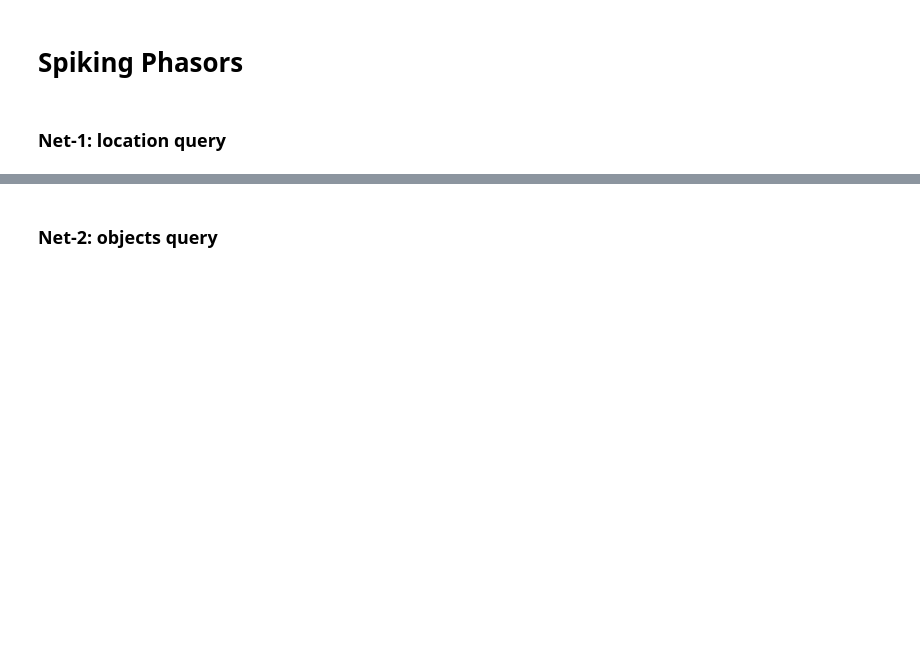
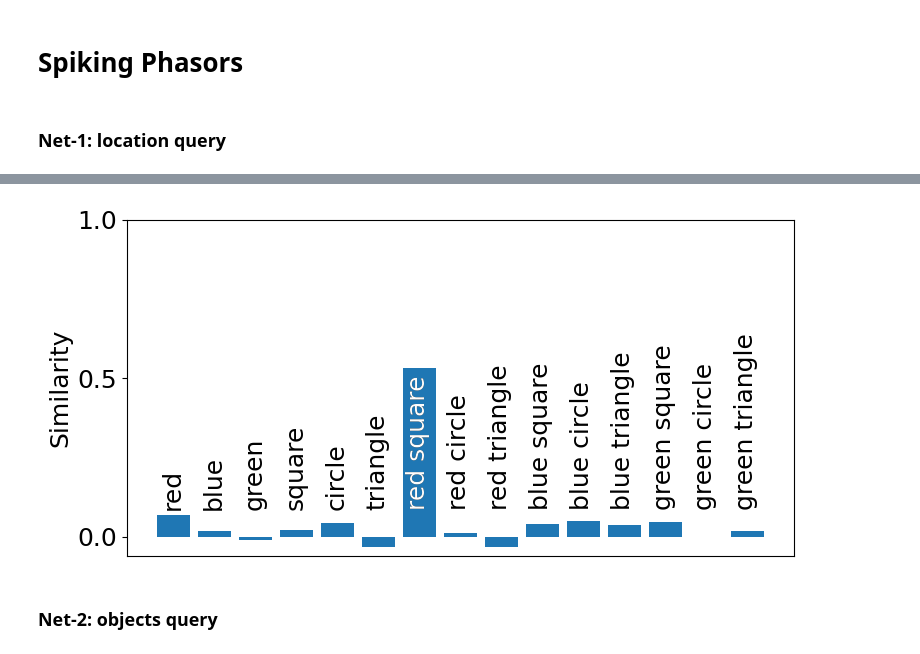
Before and after one commit to vidurayashan/VSA_FHRR_MNIST_Classification, a Jupyter notebook: SP_Spatial_Memory.ipynb, the cells around one changed output, grey strips where cells are left out. Cells and saved outputs as stored; diff of their text form; code cells hidden in the pictures; blank space fills up the shorter version.

```diff
--- a/SP_Spatial_Memory.ipynb
+++ b/SP_Spatial_Memory.ipynb
@@ -303,0 +419,15 @@ savefig('sim_barplot.pdf');
+# %%
+# Create an instance of the FHRR class
+fhrr = FHRR(dim=F.shape[0])
+
+# Convert raw_rslt_convert to complex array
+# complex_result = util.phase2complex_array(raw_rslt_convert)
+complex_result = fhrr.unbind(F, q)
+
+sims = []
+
+for vec in V.all_vectors():
+    # Calculate similarity using FHRR class method
+    similarity = fhrr.similarity(vec, complex_result)
+    sims.append(similarity)
+    print(similarity)
@@ -304,3 +478,18 @@ savefig('sim_barplot.pdf');
+# %%
+idxs = range(len(sims))
+
+figure(figsize=(8,4))
+bar(idxs, sims);
+
+fs = 18
+nudge = 0.32
+for k in range(len(V.stuff)):
+    text(k-nudge, 0.1, V[k].label, fontsize=fs, rotation=90);
+text(max_k-nudge, 0.1, V[max_k].label, color='white', fontsize=fs, rotation=90);
+ylabel('Similarity'); yticks([0, 0.5, 1]);
+xticks([]); tight_layout();
+# %% [output]
+[figure, added]
 # %% [markdown]
 ### Net-2: objects query
 # %%
```
Also changed, not shown: parts of 16 cells of this notebook, 1 other file.
